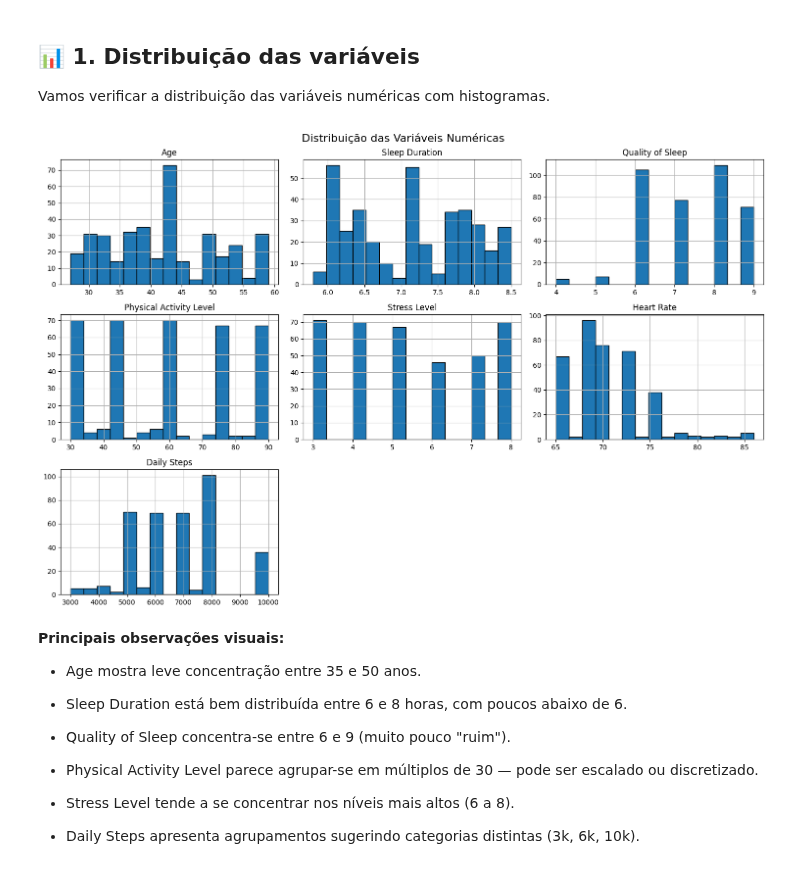
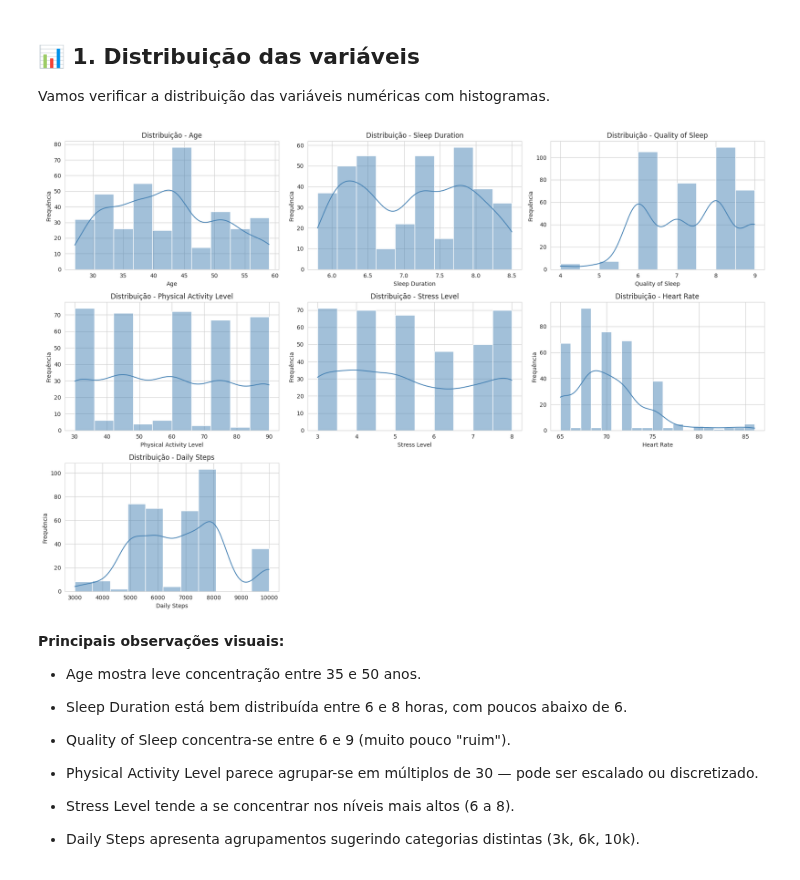
Before and after one commit to devLarissaRodrigues/WoMakersCode-DataAnalytics-DesafiosEmSquad, a Jupyter notebook: Bootcamp_Data_Analytics_2025_Desafio_Final_em_Squad.ipynb, the cells around one changed output. Saved outputs shown, nothing was run; the diff lists cells and outputs as text; code cells hidden in the pictures.

Commit message:
Ajuste de histogramas - alteração de histograma via pandas para seaborn para inclusão de kde + padronização das cores

```diff
--- a/Bootcamp_Data_Analytics_2025_Desafio_Final_em_Squad.ipynb
+++ b/Bootcamp_Data_Analytics_2025_Desafio_Final_em_Squad.ipynb
@@ -170,31 +171,47 @@ dtype: float64
 # %% [markdown]
 ## 📊 1. Distribuição das variáveis
 Vamos verificar a distribuição das variáveis numéricas com histogramas.
-# %%
-
-# Ajustes gerais
-plt.rcParams.update({'figure.figsize': (10, 6), 'axes.grid': True})
-
-# Converter colunas para tipos adequados
-df['Age'] = df['Age'].astype(int)
-df['Sleep Duration'] = df['Sleep Duration'].astype(float)
-df['Quality of Sleep'] = df['Quality of Sleep'].astype(int)
-df['Physical Activity Level'] = df['Physical Activity Level'].astype(int)
-df['Stress Level'] = df['Stress Level'].astype(int)
-df['Heart Rate'] = df['Heart Rate'].astype(int)
-df['Daily Steps'] = df['Daily Steps'].astype(int)
-
-# Plotar histogramas das variáveis numéricas
-numeric_cols = ['Age', 'Sleep Duration', 'Quality of Sleep',
-                'Physical Activity Level', 'Stress Level',
-                'Heart Rate', 'Daily Steps']
-
-df[numeric_cols].hist(bins=15, edgecolor='black', figsize=(15, 10))
-plt.suptitle('Distribuição das Variáveis Numéricas', fontsize=16)
-plt.tight_layout()
-plt.show()
-# %% [output]
-[figure, removed]
+# %%
+# Ajustes gerais
+
+sns.set_style('whitegrid')
+
+# Plotar histogramas das variáveis numéricas
+numeric_cols = ['Age', 'Sleep Duration', 'Quality of Sleep',
+                'Physical Activity Level', 'Stress Level',
+                'Heart Rate', 'Daily Steps']
+
+# Número de colunas numéricas
+num_plots = len(numeric_cols)
+cols = 3
+rows = math.ceil(num_plots / cols)
+
+# Tamanho da figura (ajustável)
+fig, axes = plt.subplots(rows, cols, figsize=(18, 4 * rows))
+axes = axes.flatten()  # transforma para lista para indexar facilmente
+
+# Loop pelas colunas numéricas
+for i, col in enumerate(numeric_cols):
+    sns.histplot(
+        data=df,
+        x=col,
+        kde=True,
+        color='steelblue',
+        edgecolor='white',
+        ax=axes[i]
+    )
+    axes[i].set_title(f'Distribuição - {col}')
+    axes[i].set_xlabel(col)
+    axes[i].set_ylabel('Frequência')
+
+# Remove gráficos extras se houver sobras
+for j in range(i + 1, len(axes)):
+    fig.delaxes(axes[j])
+
+plt.tight_layout()
+plt.show()
+# %% [output]
+[figure, added]
 # %% [markdown]
 **Principais observações visuais:**
 
```
Also changed, not shown: parts of 2 cells of this notebook.
